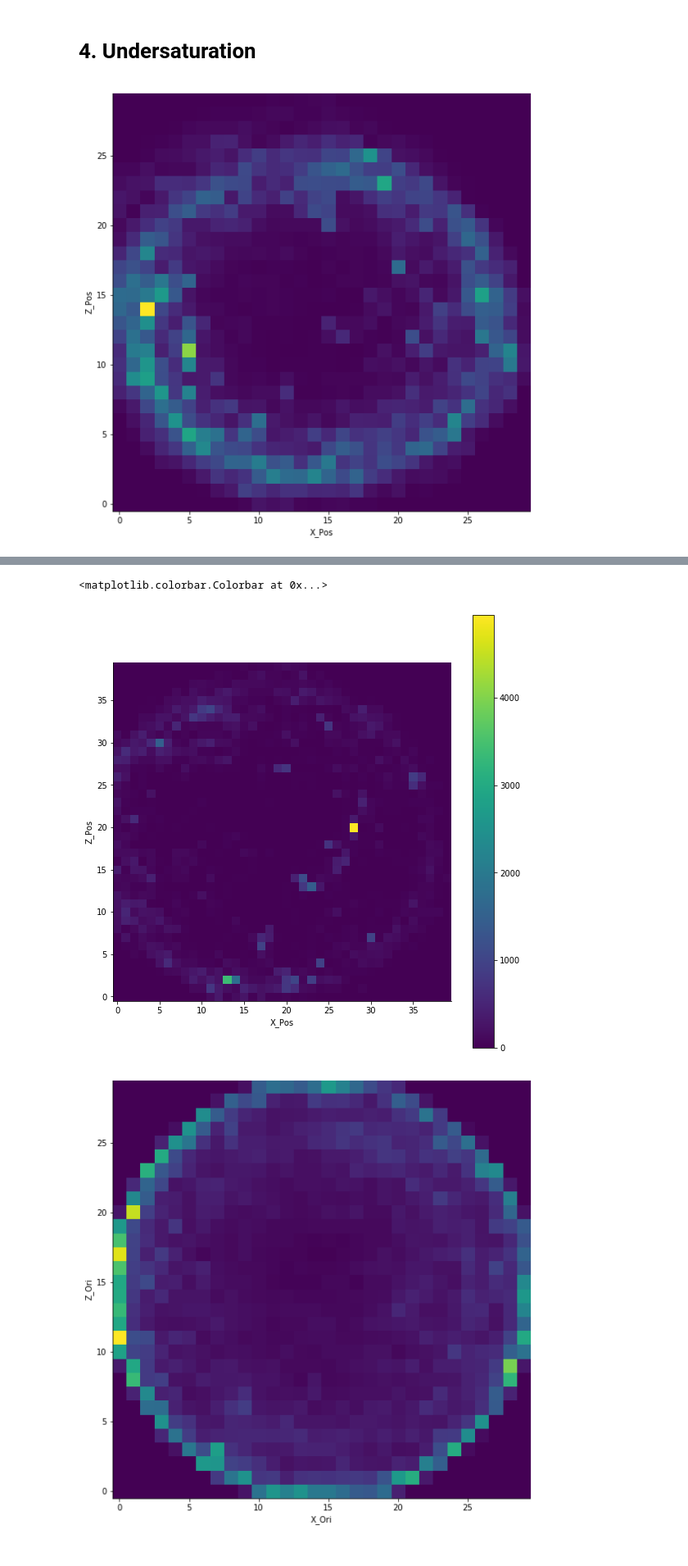
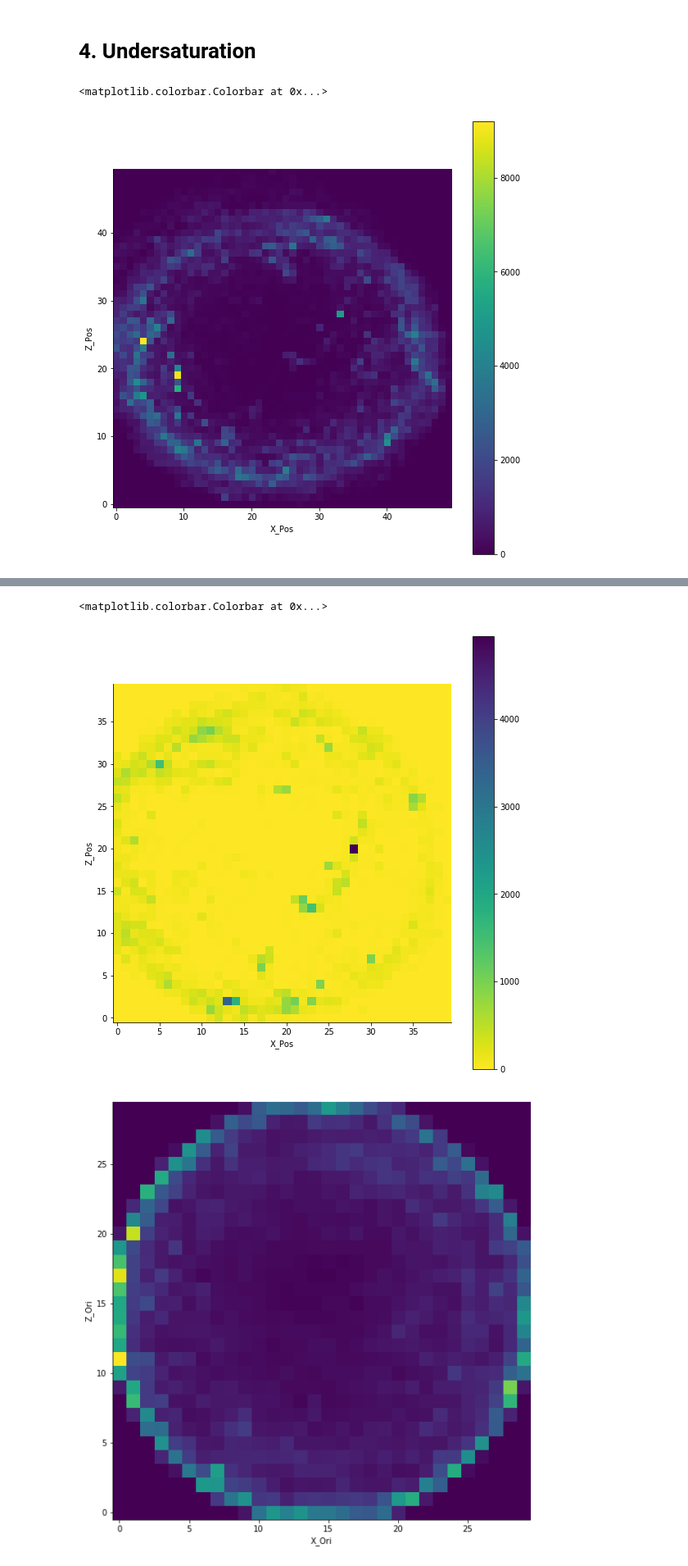
Before and after one commit to alTeska/data_visualization_talk, a Jupyter notebook: data_talk.ipynb, the cells around one changed output, grey strips where cells are left out. Shown at 82% size. Cells and saved outputs as stored; diff of their text form; code cells hidden in the pictures.

```diff
--- a/data_talk.ipynb
+++ b/data_talk.ipynb
@@ -316,9 +325,11 @@ plt.colorbar()
 # 4. Undersaturation
 # %%
 g = sns.FacetGrid(data=dfrat, size=8)
-g.map(make_heatmap,'X_Pos','Z_Pos', bins=30);
+g.map(make_heatmap,'X_Pos','Z_Pos', bins=50);
+plt.colorbar()
 # %% [output]
+<matplotlib.colorbar.Colorbar at 0x...>
-[figure, old version]
+[figure, new version]
 # %% [markdown]
 # Color Pallete
 https://seaborn.pydata.org/tutorial/color_palettes.html
@@ -326,11 +337,11 @@ https://seaborn.pydata.org/tutorial/color_palettes.html
 # %%
 # viridis_r, rainbow, icefire_r
 g = sns.FacetGrid(data=rat, size=8);
-g.map(make_heatmap,'X_Pos','Z_Pos', cmap='viridis', bins=40);
+g.map(make_heatmap,'X_Pos','Z_Pos', cmap='viridis_r', bins=40);
 plt.colorbar()
 # %% [output]
 <matplotlib.colorbar.Colorbar at 0x...>
-[figure, old version]
+[figure, new version]
 # %%
 g = sns.FacetGrid(data=dfrat, size=8)
 g.map(make_heatmap,'X_Ori','Z_Ori', bins=30);
```
Also changed, not shown: parts of 10 cells of this notebook, 3 other files.
